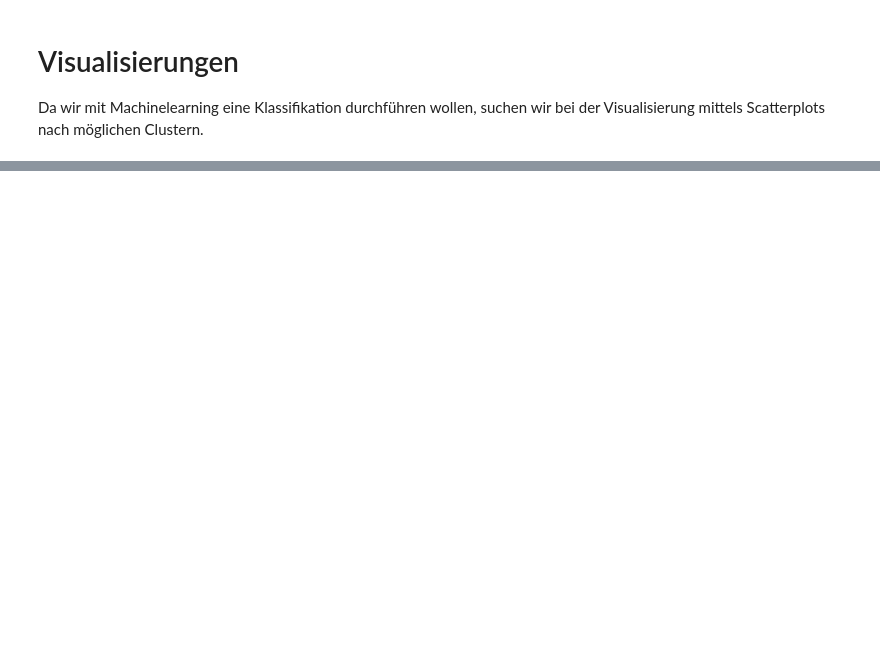
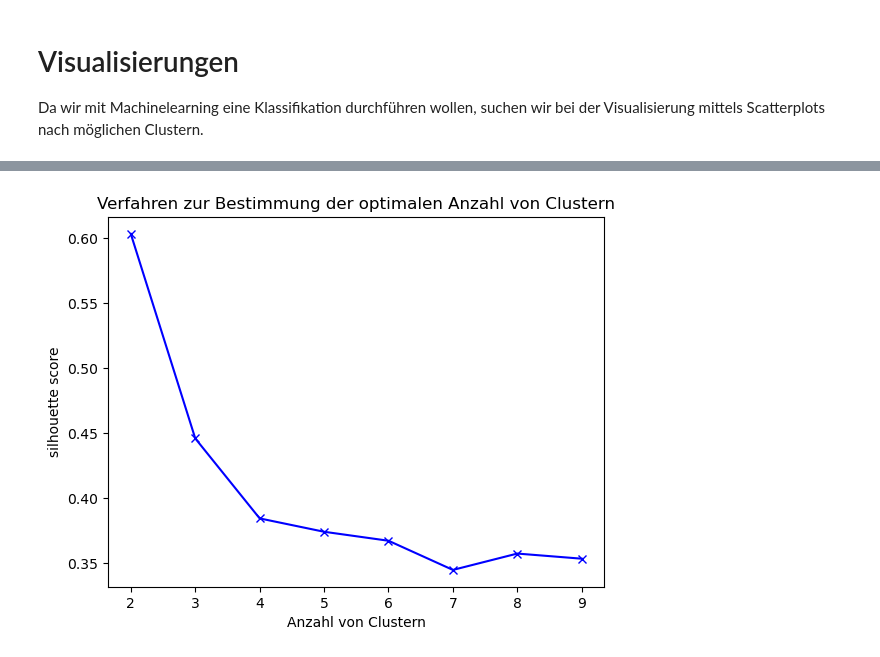
Before and after one commit to elFleppo/CDS-SpotipyProject, a Jupyter notebook: JupyterNotebook/SportifyProject.ipynb, the cells around one changed output, grey strips where cells are left out. Saved outputs shown, nothing was run; the diff lists cells and outputs as text; code cells hidden in the pictures; blank space fills up the shorter version.

```diff
--- a/JupyterNotebook/SportifyProject.ipynb
+++ b/JupyterNotebook/SportifyProject.ipynb
@@ -323,0 +327,29 @@ sns.scatterplot(data=allAudioFeatures, x="energy", y="speechiness", hue="user")
+# %%
+
+# Merkmale aus der Tabelle auswählen
+X = allAudioFeatures[['energy','danceability']].values
+
+# Liste der Anzahl von Clustern erstellen
+k_values = range(2, 10)
+
+# Leere Liste für silhouette scores erstellen
+scores = []
+
+# Schleife über die Anzahl von Clustern
+for k in k_values:
+  # K-Means-Modell erstellen
+  model = KMeans(n_clusters=k)
+  # Modell an die Daten anpassen
+  model.fit(X)
+  # silhouette score für das Modell berechnen
+  score = silhouette_score(X, model.labels_)
+  scores.append(score)
+
+# Plot der silhouette scores gegenüber der Anzahl von Clustern erstellen
+plt.plot(k_values, scores, 'bx-')
+plt.xlabel('Anzahl von Clustern')
+plt.ylabel('silhouette score')
+plt.title('Verfahren zur Bestimmung der optimalen Anzahl von Clustern')
+plt.show()
+# %% [output]
+[figure, added]
```
Also changed, not shown: parts of 16 cells of this notebook, 1 other file.
